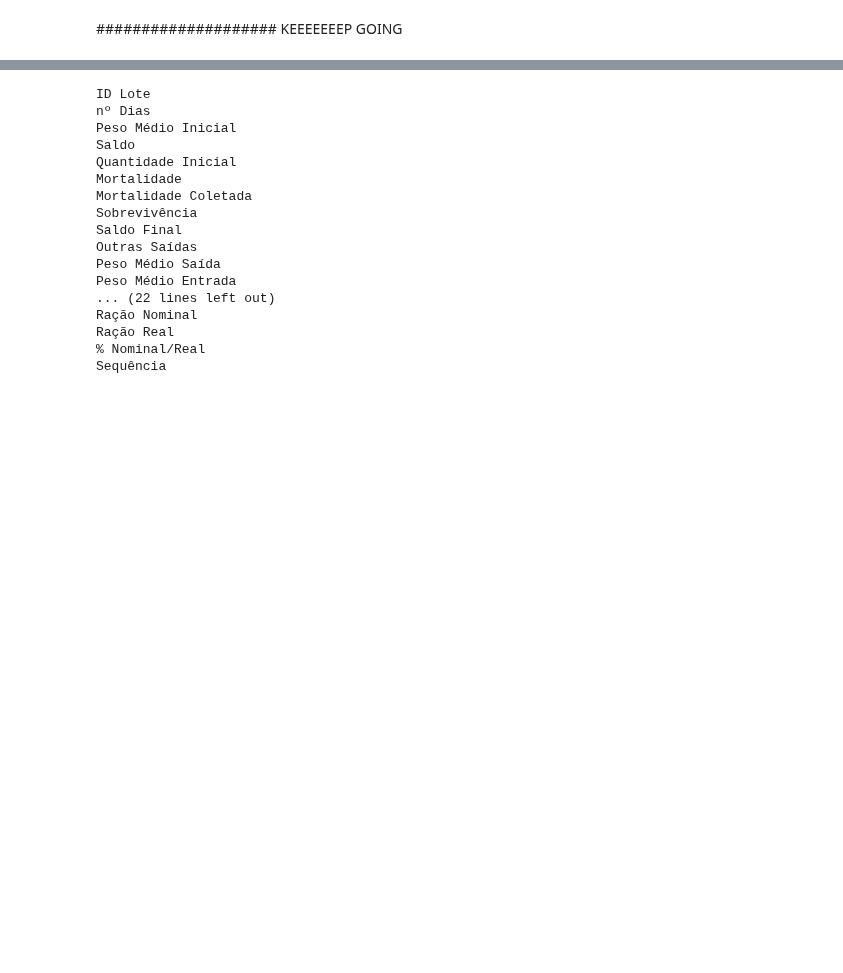
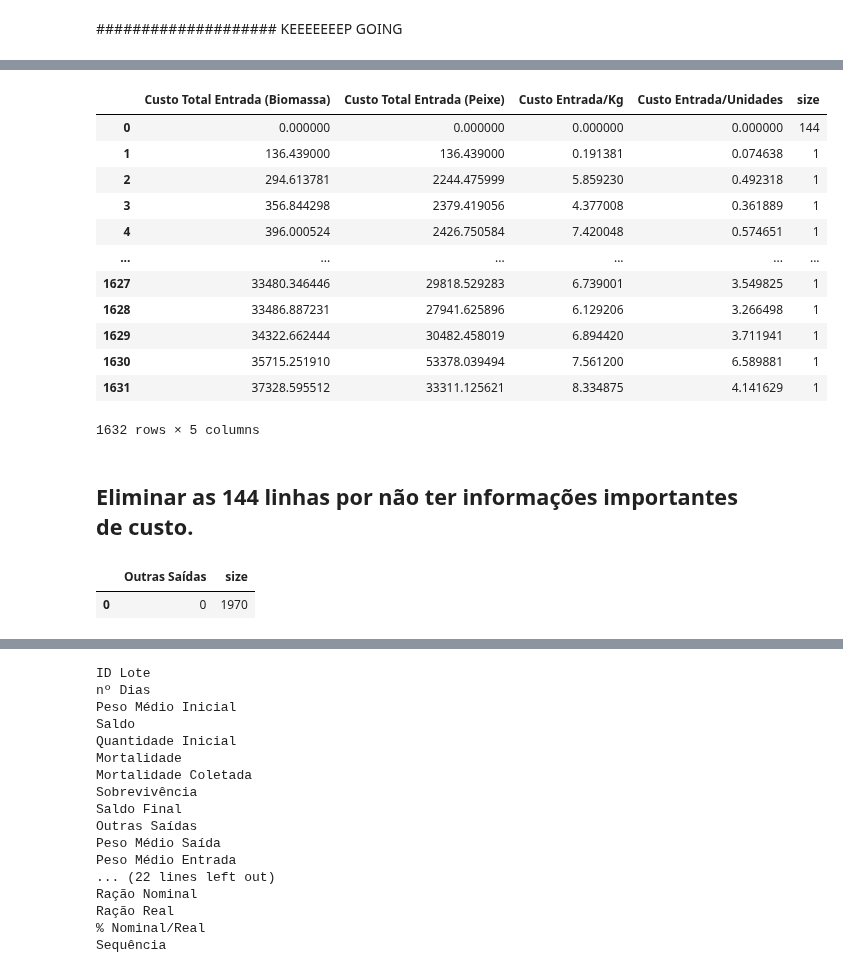
Before and after one commit to crisGriebler/IRD, a Jupyter notebook: fish/data_BZF_prod.ipynb, the cells around one changed output, grey strips where cells are left out. Drawn from its saved outputs; the diff is of its cells as text; code cells hidden in the pictures; blank space fills up the shorter version.

```diff
--- a/fish/data_BZF_prod.ipynb
+++ b/fish/data_BZF_prod.ipynb
@@ -269,0 +336,23 @@ prod_num2.describe()
+# %%
+prod_num2.groupby(by = ['Custo Total Entrada (Biomassa)','Custo Total Entrada (Peixe)','Custo Entrada/Kg','Custo Entrada/Unidades'], as_index = False).size()
+# %% [output]
+|  | Custo Total Entrada (Biomassa) | Custo Total Entrada (Peixe) | Custo Entrada/Kg | Custo Entrada/Unidades | size |
+| 0 | 0.000000 | 0.000000 | 0.000000 | 0.000000 | 144 |
+| 1 | 136.439000 | 136.439000 | 0.191381 | 0.074638 | 1 |
+| 2 | 294.613781 | 2244.475999 | 5.859230 | 0.492318 | 1 |
+| 3 | 356.844298 | 2379.419056 | 4.377008 | 0.361889 | 1 |
+| 4 | 396.000524 | 2426.750584 | 7.420048 | 0.574651 | 1 |
+| ... | ... | ... | ... | ... | ... |
+| 1627 | 33480.346446 | 29818.529283 | 6.739001 | 3.549825 | 1 |
+| 1628 | 33486.887231 | 27941.625896 | 6.129206 | 3.266498 | 1 |
+| 1629 | 34322.662444 | 30482.458019 | 6.894420 | 3.711941 | 1 |
+| 1630 | 35715.251910 | 53378.039494 | 7.561200 | 6.589881 | 1 |
+| 1631 | 37328.595512 | 33311.125621 | 8.334875 | 4.141629 | 1 |
+1632 rows × 5 columns
+# %% [markdown]
+## Eliminar as 144 linhas por não ter informações importantes de custo.
+# %%
+prod_num1.groupby(by = ['Outras Saídas'], as_index = False).size()
+# %% [output]
+|  | Outras Saídas | size |
+| 0 | 0 | 1970 |
```
Also changed, not shown: parts of 22 cells of this notebook.
